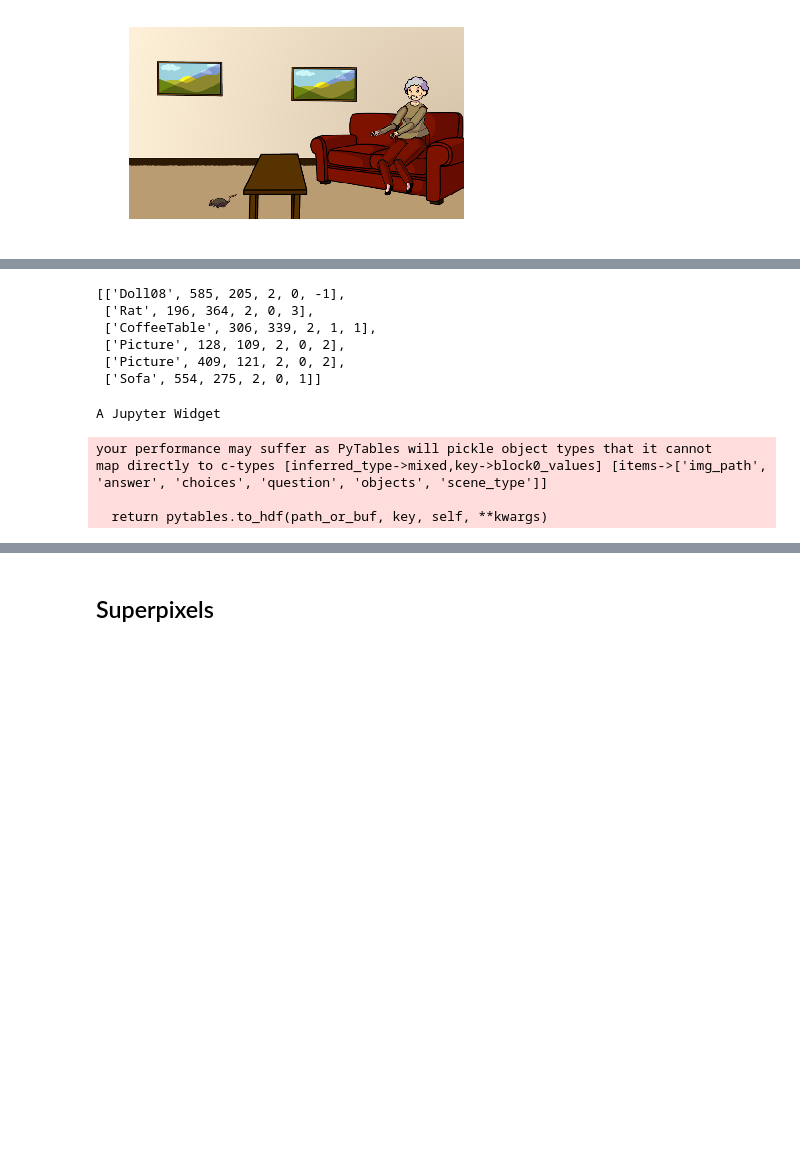
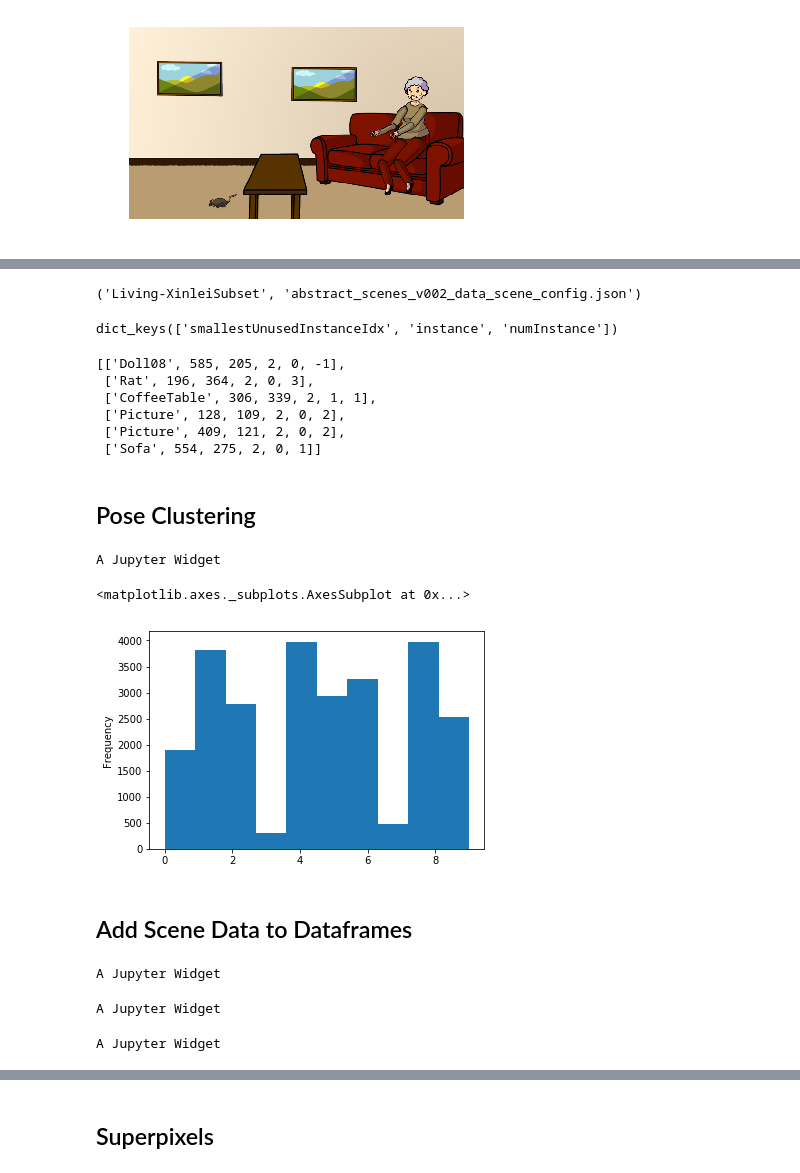
Before and after one commit to neighthan/computer_vision, a Jupyter notebook: vqa/vqa.ipynb, the cells around one changed output, grey strips where cells are left out. Saved outputs shown, nothing was run; the diff lists cells and outputs as text; code cells hidden in the pictures; blank space fills up the shorter version.

```diff
--- a/vqa/vqa.ipynb
+++ b/vqa/vqa.ipynb
@@ -96,7 +91,7 @@ fi
 # read more on the download page: http://www.visualqa.org/vqa_v1_download.html
 
 # v1: abstract scenes
-for split in train val; do
+for split in train val test; do
     if [[ ! -e $split ]]; then
         echo "Downloading $split annotations and questions"
         mkdir $split
@@ -130,10 +127,12 @@ for split in train val; do
     done
 done
 # %%
-punctuation = '!@#$%^&*()_+=-{}[]:"\';<>?/.,~%'
+import re
+
+punctuation = '!@#$%^&*()_+={}[]:"\';<>?/.,~%'
 def preprocess(string: str) -> str:
     for p in punctuation:
         string = string.replace(p, '')
-    return string.strip().lower()
+    return re.sub('\s+', ' ', string.strip().lower())
 # %%
 # set up dataframes of questions/answers/img paths to make it easier to pull out all of the data
@@ -231,7 +242,6 @@ vocab = set()
 for question in train_qa.question:
     vocab.update(question.split(' '))
 
-vocab.remove('')
 vocab.add('<UNK>')
 vocab = ['<PAD>'] + sorted(vocab)
 vocab[:30], vocab[-30:]
@@ -307,3 +489,12 @@ def parse_objects(objects):
+# %%
+scene['sceneType'], scene['sceneConfigFile']
+# %% [output]
+('Living-XinleiSubset', 'abstract_scenes_v002_data_scene_config.json')
+# %%
+objects = scene['availableObject']
+objects[0].keys()
+# %% [output]
+dict_keys(['smallestUnusedInstanceIdx', 'instance', 'numInstance'])
 # %%
 parse_objects(objects)
 # %% [output]
@@ -313,21 +504,35 @@ parse_objects(objects)
  ['Picture', 128, 109, 2, 0, 2],
  ['Picture', 409, 121, 2, 0, 2],
  ['Sofa', 554, 275, 2, 0, 1]]
+# %% [markdown]
+## Pose Clustering
+# %%
+baby_clusters, adult_clusters = train_clusters()
+# %% [output]
+A Jupyter Widget
+# %%
+pd.Series(adult_clusters.labels_).plot.hist()
+# %% [output]
+<matplotlib.axes._subplots.AxesSubplot at 0x...>
+[figure, added]
+# %% [markdown]
+## Add Scene Data to Dataframes
 # %%
-for split in ['train', 'val']:
+for split in ['train', 'val', 'test']:
     img_path = []
     scene_type = []
     objects = []
 
-    json_files = os.listdir(f"data/{split}/scene_composition_abstract_v002_{split}2015/")
+    composition_dir = f"data/{split}/scene_composition_abstract_v002_{split}2015/"
+    json_files = os.listdir(composition_dir)
     for i in tnrange(len(json_files)):
-        with open(f"data/{split}/scene_composition_abstract_v002_{split}2015/{json_files[i]}") as f:
+        with open(f"{composition_dir}/{json_files[i]}") as f:
             data = json.load(f)
 
         img_path.append(f"data/{split}/images/{data['file_name'].replace('png', 'jpg')}")
         scene = data['scene']
         scene_type.append(scene['sceneType'])
-        objects.append(parse_objects(scene['availableObject']))
+        objects.append(parse_objects(scene['availableObject'], baby_clusters, adult_clusters))
 
     qa_df = pd.read_hdf(f'data/{split}/qa.h5').set_index('img_path')
     scene_df = pd.DataFrame({'img_path': img_path, 'scene_type': scene_type, 'objects': objects}).set_index('img_path')
@@ -335,10 +540,8 @@ for split in ['train', 'val']:
     qa_df.to_hdf(f'data/{split}/qa.h5', 'multiple_choice')
 # %% [output]
 A Jupyter Widget
-your performance may suffer as PyTables will pickle object types that it cannot
-map directly to c-types [inferred_type->mixed,key->block0_values] [items->['img_path', 'answer', 'choices', 'question', 'objects', 'scene_type']]
-
-  return pytables.to_hdf(path_or_buf, key, self, **kwargs)
+A Jupyter Widget
+A Jupyter Widget
 # %%
 train_qa = pd.read_hdf('data/train/qa.h5')
 train_qa.head()
```
Also changed, not shown: parts of 152 cells of this notebook, 10 other files.
